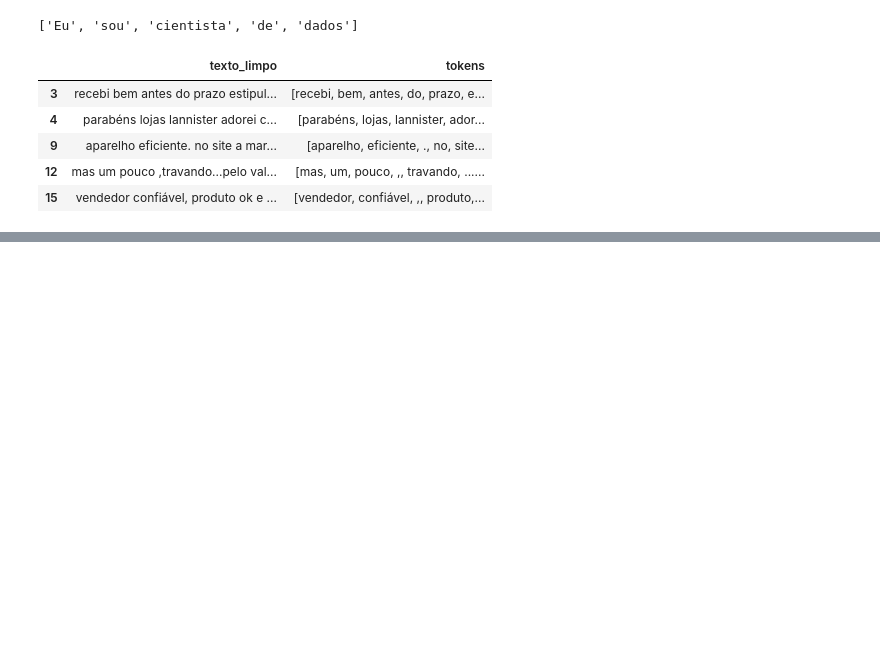
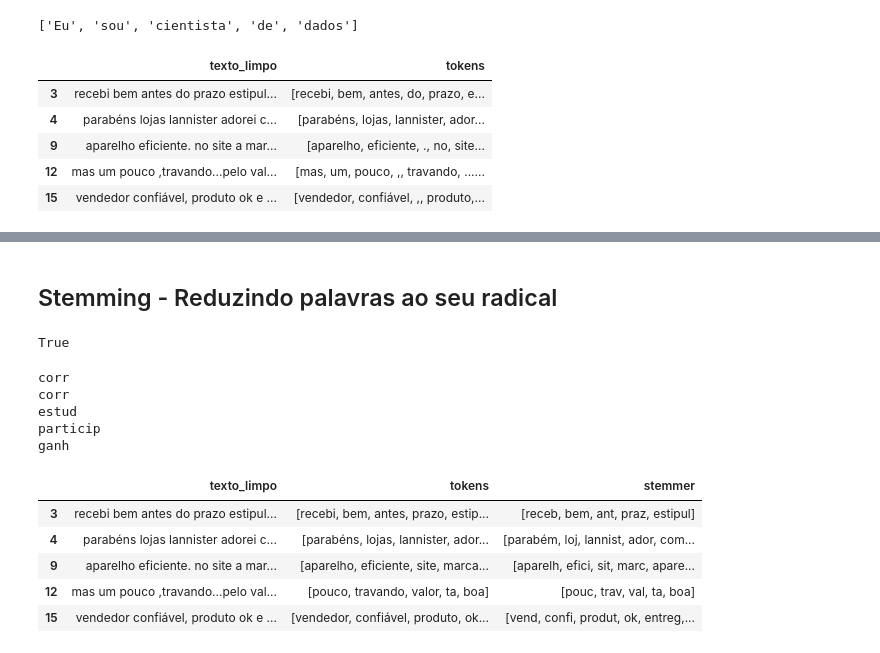
Before and after one commit to RenanTrevelim/olist-nlp-audit, a Jupyter notebook: notebooks/02_nlp_audit.ipynb, the cells around one changed output, grey strips where cells are left out. Drawn from its saved outputs; the diff is of its cells as text; code cells hidden in the pictures; blank space fills up the shorter version.

```diff
--- a/notebooks/02_nlp_audit.ipynb
+++ b/notebooks/02_nlp_audit.ipynb
@@ -100,3 +110,17 @@ dados[["texto_limpo", "tokens"]].head()
 | 9 | aparelho eficiente. no site a mar... | [aparelho, eficiente, ., no, site... |
 | 12 | mas um pouco ,travando...pelo val... | [mas, um, pouco, ,, travando, ...... |
 | 15 | vendedor confiável, produto ok e ... | [vendedor, confiável, ,, produto,... |
+# %%
+def remover_stop_words(tokens):
+    resultado = []
+
+    for token in tokens:
+        if(
+            token.isalpha() and token not in STOP_WORDS_PT
+        ):
+            resultado.append(token)
+    return resultado
+# %%
+dados["tokens"] = dados["tokens"].apply(remover_stop_words)
+
+dados[["texto_limpo", "tokens"]].head()
@@ -102,0 +134,40 @@ dados[["texto_limpo", "tokens"]].head()
+# %% [markdown]
+## Stemming - Reduzindo palavras ao seu radical
+# %%
+from nltk.stem import RSLPStemmer
+import nltk
+nltk.download("rslp", quiet=True)
+# %% [output]
+True
+# %%
+# exemplo
+texto = ['correndo', 'correu', 'estudou', 'participou', 'ganhou']
+
+stemmer_rslp = RSLPStemmer()
+for palavras in texto:
+    print(stemmer_rslp.stem(palavras))
+# %% [output]
+corr
+corr
+estud
+particip
+ganh
+# %%
+def aplicar_stemming(tokens):
+    resultado = []
+
+    for token in tokens:
+        resultado.append(stemmer_rslp.stem(token))
+
+    return resultado
+# %%
+dados["stemmer"] = dados["tokens"].apply(aplicar_stemming)
+
+dados[["texto_limpo", "tokens", "stemmer"]].head()
+# %% [output]
+|  | texto_limpo | tokens | stemmer |
+| 3 | recebi bem antes do prazo estipul... | [recebi, bem, antes, prazo, estip... | [receb, bem, ant, praz, estipul] |
+| 4 | parabéns lojas lannister adorei c... | [parabéns, lojas, lannister, ador... | [parabém, loj, lannist, ador, com... |
+| 9 | aparelho eficiente. no site a mar... | [aparelho, eficiente, site, marca... | [aparelh, efici, sit, marc, apare... |
+| 12 | mas um pouco ,travando...pelo val... | [pouco, travando, valor, ta, boa] | [pouc, trav, val, ta, boa] |
+| 15 | vendedor confiável, produto ok e ... | [vendedor, confiável, produto, ok... | [vend, confi, produt, ok, entreg,... |
```
Also changed, not shown: parts of 22 cells of this notebook.
